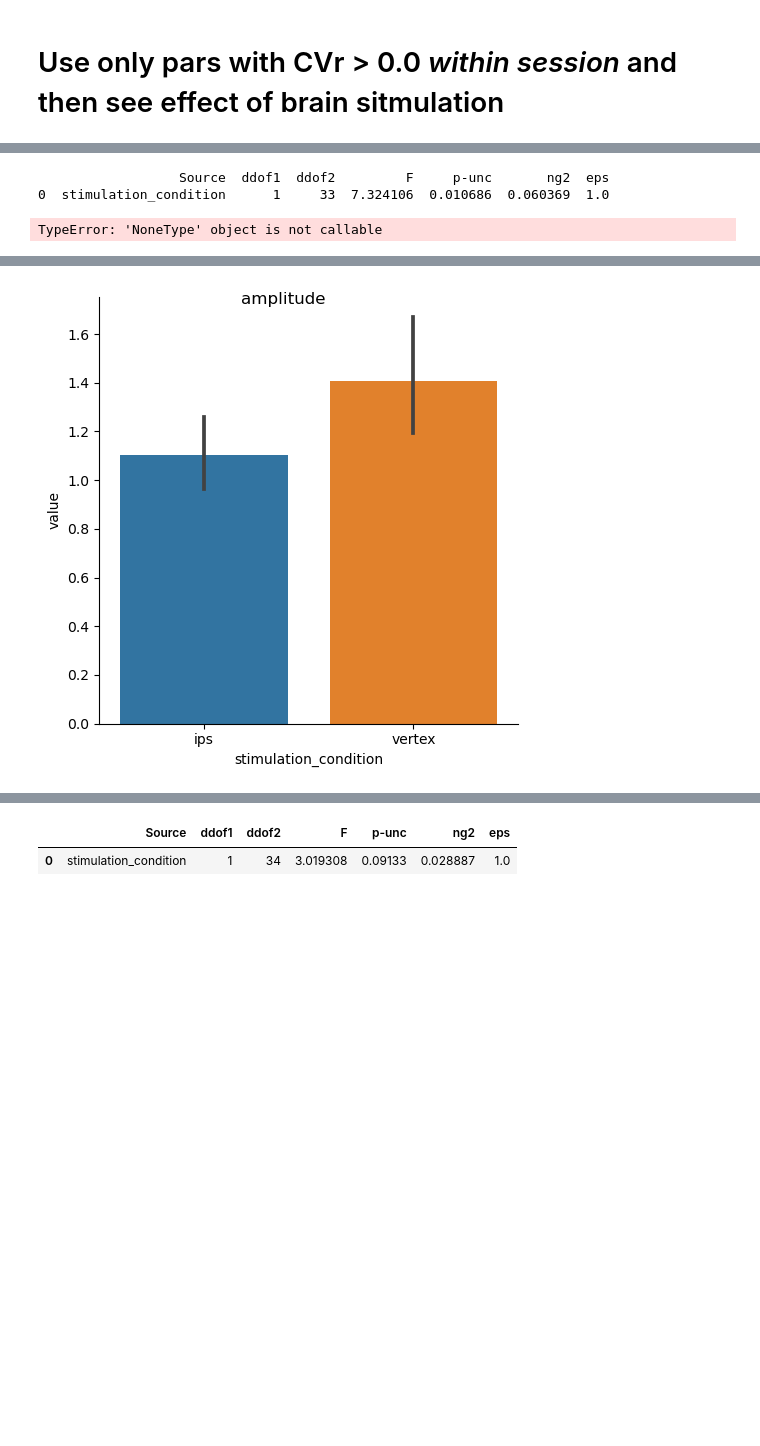
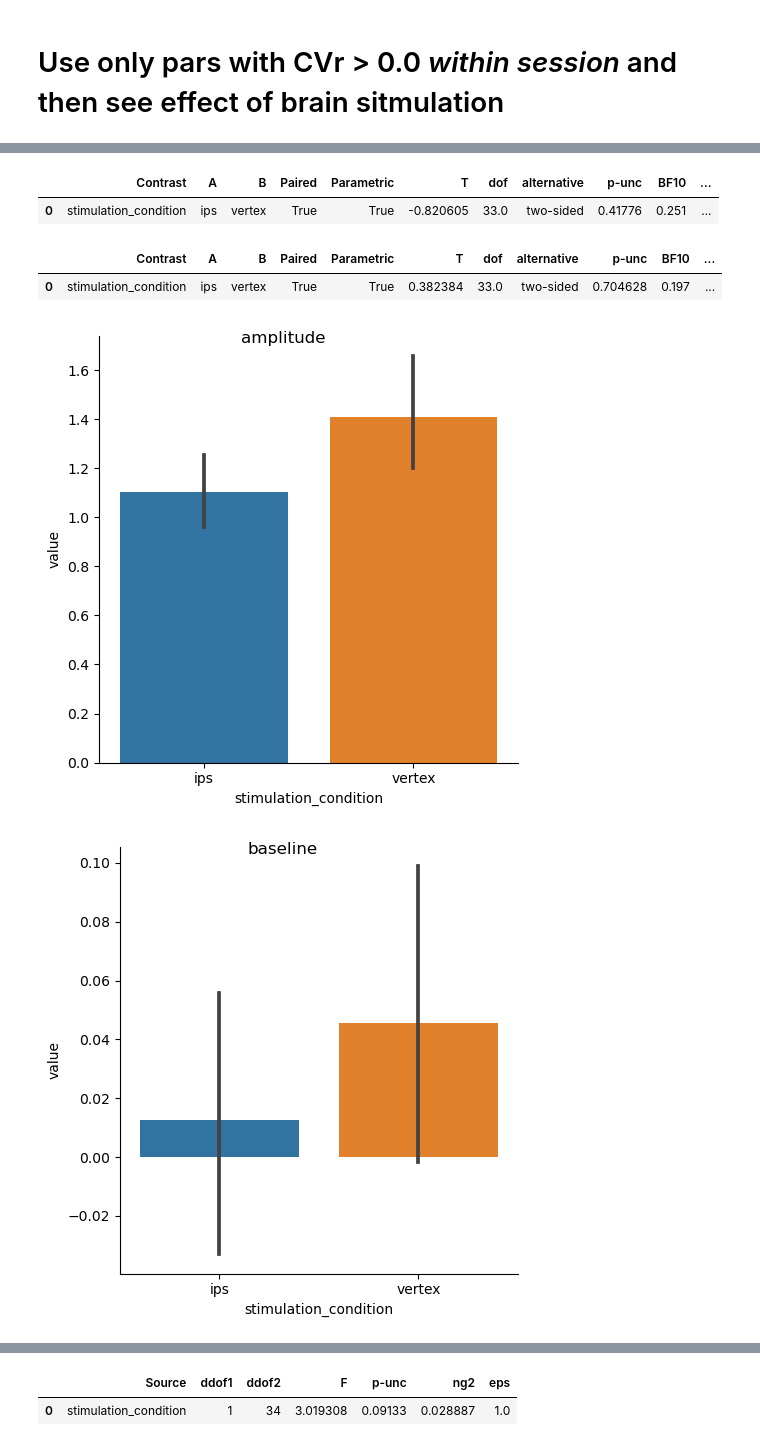
Before and after one commit to Gilles86/tms_risk, a Jupyter notebook: tms_risk/encoding_model/notebooks/analyze_encoding_model.ipynb, the cells around one changed output, grey strips where cells are left out. Drawn from its saved outputs; the diff is of its cells as text; code cells hidden in the pictures; blank space fills up the shorter version.

```diff
--- a/tms_risk/encoding_model/notebooks/analyze_encoding_model.ipynb
+++ b/tms_risk/encoding_model/notebooks/analyze_encoding_model.ipynb
@@ -57,9 +81,6 @@ for par, tmp2 in tmp.drop('baseline', level='stimulation_condition').groupby('pa
 
     ax = sns.catplot(x='stimulation_condition', y='value', data=tmp2.reset_index(), kind='bar')
     plt.gcf().suptitle(par)
-    print(pingouin.rm_anova(tmp2.reset_index(), 'value', 'stimulation_condition', 'subject'))
-    print(pingouin.pairwise_tests(data=tmp2.reset_index(), dv='value', between='stimulation_condition', within='subject'))
+    # print(pingouin.rm_anova(tmp2.reset_index(), 'value', 'stimulation_condition', 'subject'))
+    display(pingouin.pairwise_tests(data=tmp2.reset_index(), dv='value', within='stimulation_condition', subject='subject'))
 # %% [output]
-                  Source  ddof1  ddof2         F     p-unc       ng2  eps
-0  stimulation_condition      1     33  7.324106  0.010686  0.060369  1.0
-TypeError: 'NoneType' object is not callable
@@ -66 +95,6 @@ TypeError: 'NoneType' object is not callable
+|  | Contrast | A | B | Paired | Parametric | T | dof | alternative | p-unc | BF10 | ... |
+| 0 | stimulation_condition | ips | vertex | True | True | -0.820605 | 33.0 | two-sided | 0.41776 | 0.251 | ... |
+|  | Contrast | A | B | Paired | Parametric | T | dof | alternative | p-unc | BF10 | ... |
+| 0 | stimulation_condition | ips | vertex | True | True | 0.382384 | 33.0 | two-sided | 0.704628 | 0.197 | ... |
-[figure, old version]
+[figure, new version]
+[figure, added]
```
Also changed, not shown: parts of 45 cells of this notebook.
